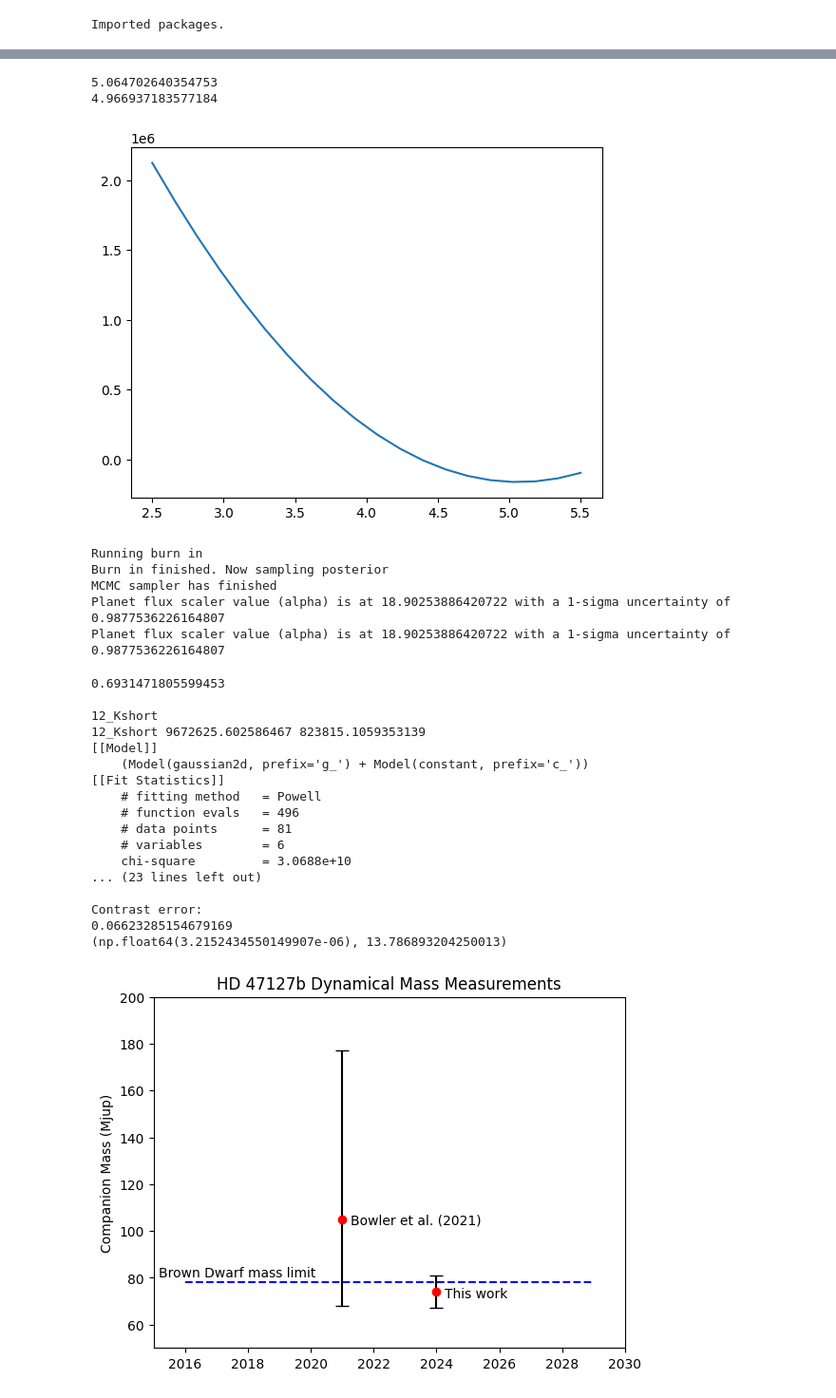
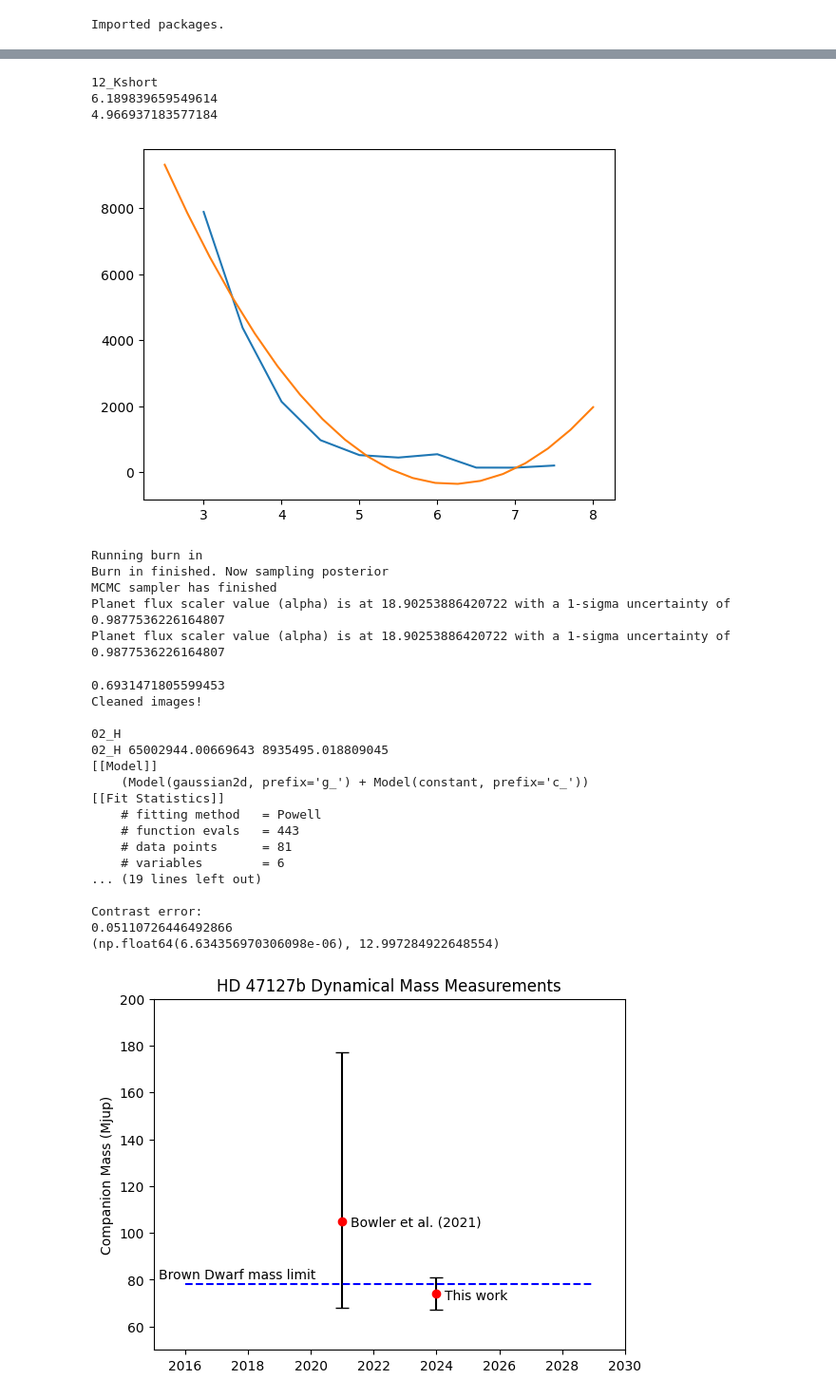
Before and after one commit to benlchang/HD47127-b-ADI, a Jupyter notebook: HD47127_ADI.ipynb, the cells around one changed output, grey strips where cells are left out. Shown at 95% size. Saved outputs shown, nothing was run; the diff lists cells and outputs as text; code cells hidden in the pictures.

```diff
--- a/HD47127_ADI.ipynb
+++ b/HD47127_ADI.ipynb
@@ -475,3 +494,9 @@ def patch_bad_pixels(band, cleaned=True):
 
 # band = '12_CH4short'
 # patch_bad_pixels(band, cleaned=True)
+# %%
+band = "02_H"
+gaussian = makeGaussian(size=15, amplitude=30, fwhm=univ_fwhms[band])
+gaussian_base_signal = np.matrix.sum(np.matrix(gaussian))
+forwardmodel(band, gaussian=gaussian, fwhm=univ_fwhms[band], cleaned=True, patch=True)
+# patch_bad_pixels(band, cleaned=True)
@@ -478,16 +522,17 @@ def patch_bad_pixels(band, cleaned=True):
 # %%
-import scipy.ndimage as ndi
-
-
 bands = [
     # "02_H",
-    "12_J",
-    "12_CH4short",
+    # "12_J",
+    # "12_CH4short",
     "12_Kshort"
 ]
 
 for band in bands:
-    residual_imgs[band] = test_fwhm_plot_residuals(band, 2.5, 6.5, 0.5)
+    if band == "02_H":
+        residual_imgs[band] = test_fwhm_plot_residuals(band, 2.5, 6.5, 0.5, cleaned=True)
+    else:
+        residual_imgs[band] = test_fwhm_plot_residuals(band, 2.5, 8.0, 0.5, cleaned=False)
+
 
 # band = '12_CH4short'
 
@@ -697,35 +664,51 @@ residual_imgs[band] = conv_imgs
 # %%
+fwhms = np.arange(2.5, 8., 0.5)
 
 bands = [
     # "12_CH4short",
     "12_Kshort",
     # "02_H",
     # "12_J"
 ]
 
 resid_ctrs = {
-    "02_H": [5, 6],
+    "02_H": [7, 6],
     "12_J": [7, 5],
     "12_CH4short": [6, 6],
     "12_Kshort": [7, 5]
 }
 
-boxrad=2
+rg = {
+    "12_CH4short": [0, len(fwhms) - 4, 2],
+    "02_H": [2, len(fwhms)-2, 3],
+    "12_J": [0, len(fwhms)-3, 2],
+    "12_Kshort": [1, len(fwhms), 3]
+}
+
+# boxrad=2
 
 for band in bands:
+    print()
+    print(band)
     cy, cx = resid_ctrs[band]
-    parab = np.polyfit(fwhms[1:], [np.matrix.sum(np.matrix(imgs[cy-boxrad:cy+boxrad+1,cx-boxrad:cx+boxrad+1])) for imgs in residual_imgs[band][1:]], 2)
+    skip, hold, boxrad = rg[band]
+
+    parab = np.polyfit(fwhms[skip:hold], [np.matrix.sum(np.matrix(imgs[cy-boxrad:cy+boxrad+1,cx-boxrad:cx+boxrad+1])) for imgs in residual_imgs[band][skip:hold]], 2)
     best_fwhm = -parab[1] / (2 * parab[0])
     print(best_fwhm)
 
-    p_fit = np.polyval(parab, np.linspace(2.5, 5.5, 20))
-    plt.plot(np.linspace(2.5, 5.5, 20), p_fit)
+    p_fit = np.polyval(parab, np.linspace(2.5, 8.0, 20))
+
+    plt.figure()
+    plt.plot(fwhms[skip:], [np.matrix.sum(np.matrix(imgs[cy-boxrad:cy+boxrad+1,cx-boxrad:cx+boxrad+1])) for imgs in residual_imgs[band][skip:]])
+    plt.plot(np.linspace(2.5, 8.0, 20), p_fit)
 
     print(univ_fwhms[band])
 # %% [output]
-5.064702640354753
+12_Kshort
+6.189839659549614
 4.966937183577184
-[figure, old version]
+[figure, new version]
 # %%
 fit = processFMObject(band, 4.4754, cleaned=False)
 print("Planet flux scaler value (alpha) is at {0} with a 1-sigma uncertainty of {1}".format(fit.fit_flux.bestfit, fit.fit_flux.error))
@@ -888,7 +871,7 @@ def contrast(band):
     }
 
     # star and planet fluxes in counts
-    _, star_img = starData(band, cleaned=False)
+    _, star_img = starData(band, cleaned=True)
 
     size = sizes[band]
     x0, y0, rad = (size) // 2 - 1, (size) // 2 - 1, size // 2
@@ -964,15 +947,15 @@ print(math.log(2))
 bands = [
     # '12_J',
     # '12_CH4short',
-    # '02_H',
-    '12_Kshort'
+    '02_H',
+    # '12_Kshort'
 ]
 
 sizes = {
     # '12_J': 7,
     # '12_CH4short': 15,
-    # '02_H': 11,
-    '12_Kshort': 11
+    '02_H': 11,
+    # '12_Kshort': 11
 }
 
 alphas = {
@@ -1018,22 +1001,22 @@ for band in bands:
 #center first get images plotted with overlayed center coord
 # %% [output]
 0.6931471805599453
+Cleaned images!
 
-12_Kshort
-12_Kshort 9672625.602586467 823815.1059353139
+02_H
+02_H 65002944.00669643 8935495.018809045
 [[Model]]
     (Model(gaussian2d, prefix='g_') + Model(constant, prefix='c_'))
 [[Fit Statistics]]
     # fitting method   = Powell
-    # function evals   = 496
+    # function evals   = 443
     # data points      = 81
     # variables        = 6
-    chi-square         = 3.0688e+10
-... (23 lines left out)
+... (19 lines left out)
 
 Contrast error:
-0.06623285154679169
-(np.float64(3.2152434550149907e-06), 13.786893204250013)
+0.05110726446492866
+(np.float64(6.634356970306098e-06), 12.997284922648554)
 # %%
 def compareImgs(img1_prefix, img2_prefix):
     img1 = fits.open(img1_prefix + '-KLmodes-all.fits')[0].data[3]
```
Also changed, not shown: parts of 7 cells of this notebook.
